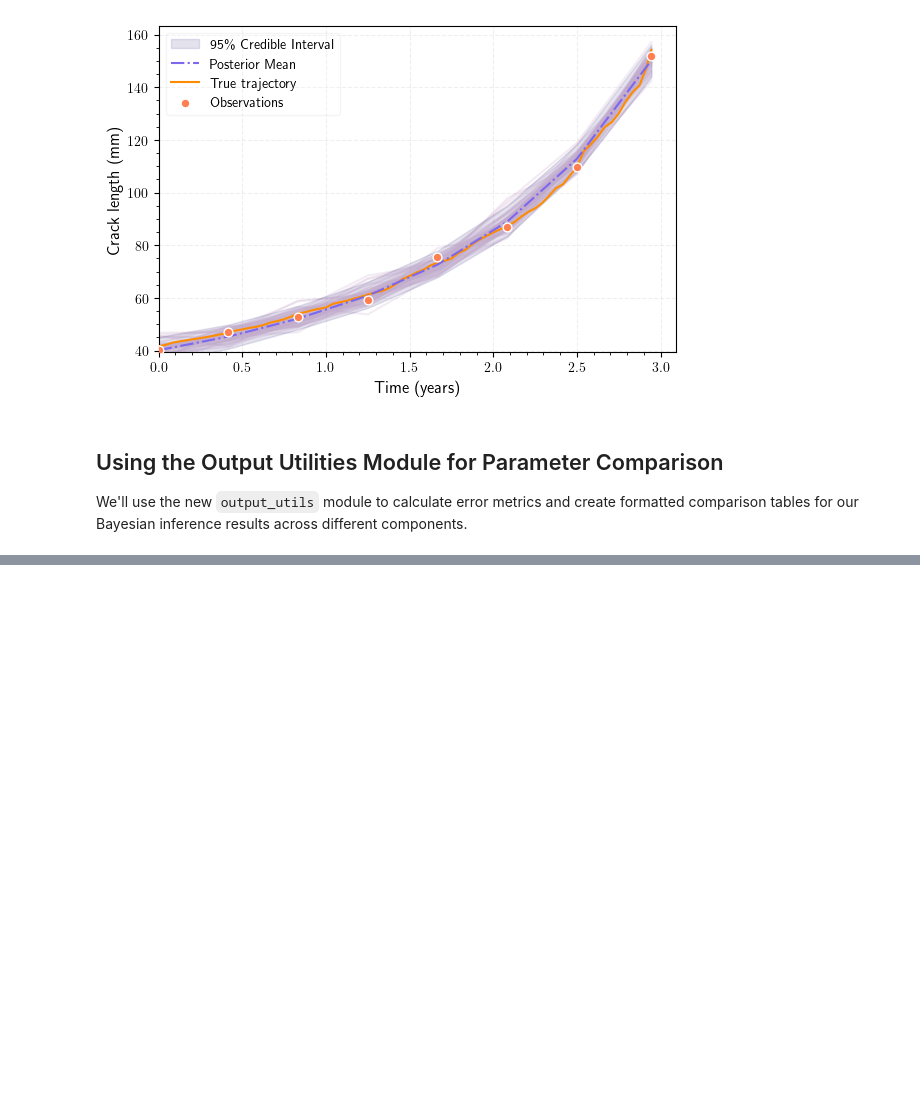
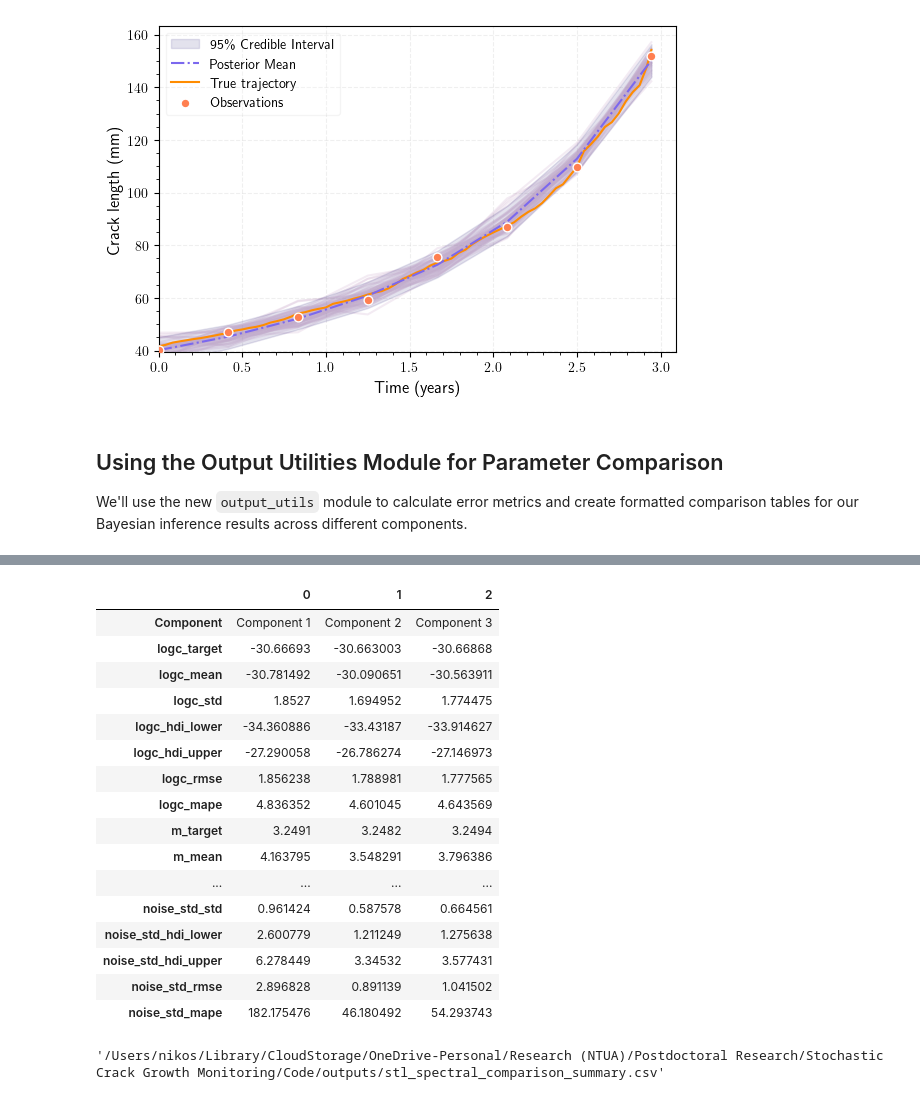
Before and after one commit to nsilionis/hierarchical-crack-growth-monitoring, a Jupyter notebook: notebooks/demo_spectral_fatigue.ipynb, the cells around one changed output, grey strips where cells are left out. Saved outputs shown, nothing was run; the diff lists cells and outputs as text; code cells hidden in the pictures; blank space fills up the shorter version.

Commit message:
Successful testing of new output utilities.

```diff
--- a/notebooks/demo_spectral_fatigue.ipynb
+++ b/notebooks/demo_spectral_fatigue.ipynb
@@ -409,6 +413,4 @@ We'll use the new `output_utils` module to calculate error metrics and create fo
 # %%
-from src.output_utils import calculate_component_metrics, format_comparison_table, save_results_table
-
 # Now let's run the model on all three components to compare performance
 component_results = []
 
@@ -446,26 +448,12 @@ for i in range(len(selected_indices)):
             'noise_std': 1.5  # The true noise std used for generating observations
         },
         'inferred_params': {
-            'logc': results['summary']['mean']['logc'],
-            'logc_sd': results['summary']['sd']['logc'],
-            'm': results['summary']['mean']['m'],
-            'm_sd': results['summary']['sd']['m'],
-            'ds': results['summary']['mean']['ds'],
-            'ds_sd': results['summary']['sd']['ds'],
-            'noise_std': results['summary']['mean']['noise_std'],
-            'noise_std_sd': results['summary']['sd']['noise_std']
+            'logc': results['samples']['logc'],
+            'm': results['samples']['m'],
+            'ds': results['samples']['ds'],
+            'noise_std': results['samples']['noise_std'],
         }
     })
-
-# Use our new output_utils module to create the comparison table
-comparison_df = calculate_component_metrics(component_results)
-
-# Format the table with 4 decimal places
-formatted_df = format_comparison_table(comparison_df, precision=4)
-
-# Display the results
-print("\nComparison of true vs inferred parameters with multiple metrics:")
-formatted_df
 # %% [output]
 Running inference for component 1...
 True parameters for component 1:
@@ -545,0 +475,25 @@ MAPE: 2.16%
+# %%
+comparison_df = create_comparison_summary(component_results)
+display(comparison_df.T)
+# %% [output]
+|  | 0 | 1 | 2 |
+| Component | Component 1 | Component 2 | Component 3 |
+| logc_target | -30.66693 | -30.663003 | -30.66868 |
+| logc_mean | -30.781492 | -30.090651 | -30.563911 |
+| logc_std | 1.8527 | 1.694952 | 1.774475 |
+| logc_hdi_lower | -34.360886 | -33.43187 | -33.914627 |
+| logc_hdi_upper | -27.290058 | -26.786274 | -27.146973 |
+| logc_rmse | 1.856238 | 1.788981 | 1.777565 |
+| logc_mape | 4.836352 | 4.601045 | 4.643569 |
+| m_target | 3.2491 | 3.2482 | 3.2494 |
+| m_mean | 4.163795 | 3.548291 | 3.796386 |
+| ... | ... | ... | ... |
+| noise_std_std | 0.961424 | 0.587578 | 0.664561 |
+| noise_std_hdi_lower | 2.600779 | 1.211249 | 1.275638 |
+| noise_std_hdi_upper | 6.278449 | 3.34532 | 3.577431 |
+| noise_std_rmse | 2.896828 | 0.891139 | 1.041502 |
+| noise_std_mape | 182.175476 | 46.180492 | 54.293743 |
+# %%
+save_comparison_summary(comparison_df, "stl_spectral_comparison_summary.csv")
+# %% [output]
+'/Users/nikos/Library/CloudStorage/OneDrive-Personal/Research (NTUA)/Postdoctoral Research/Stochastic Crack Growth Monitoring/Code/outputs/stl_spectral_comparison_summary.csv'
```
Also changed, not shown: parts of 7 cells of this notebook.
